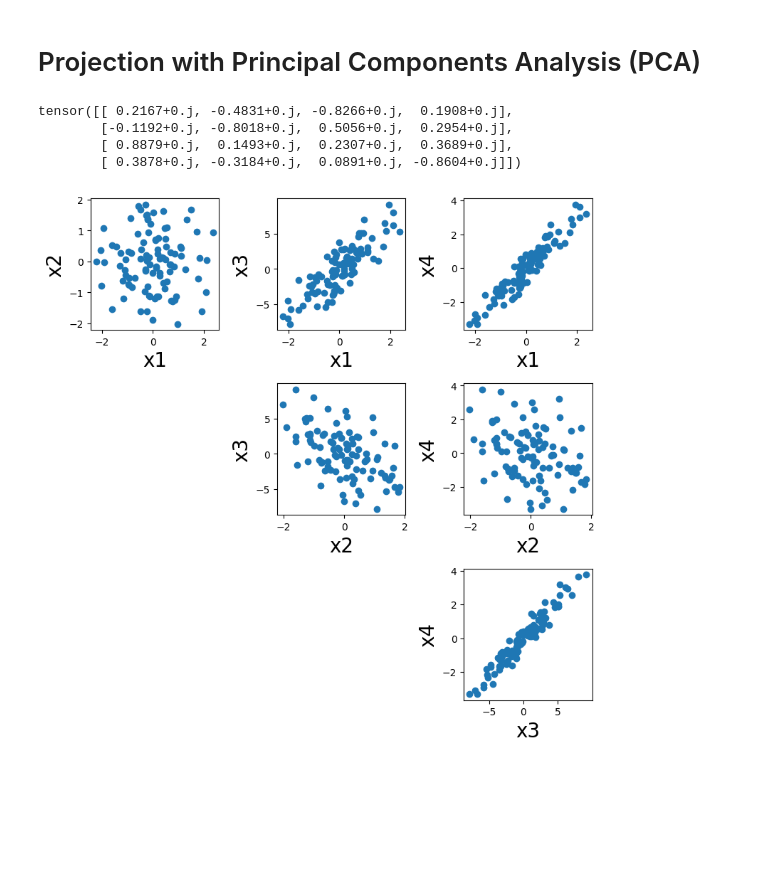
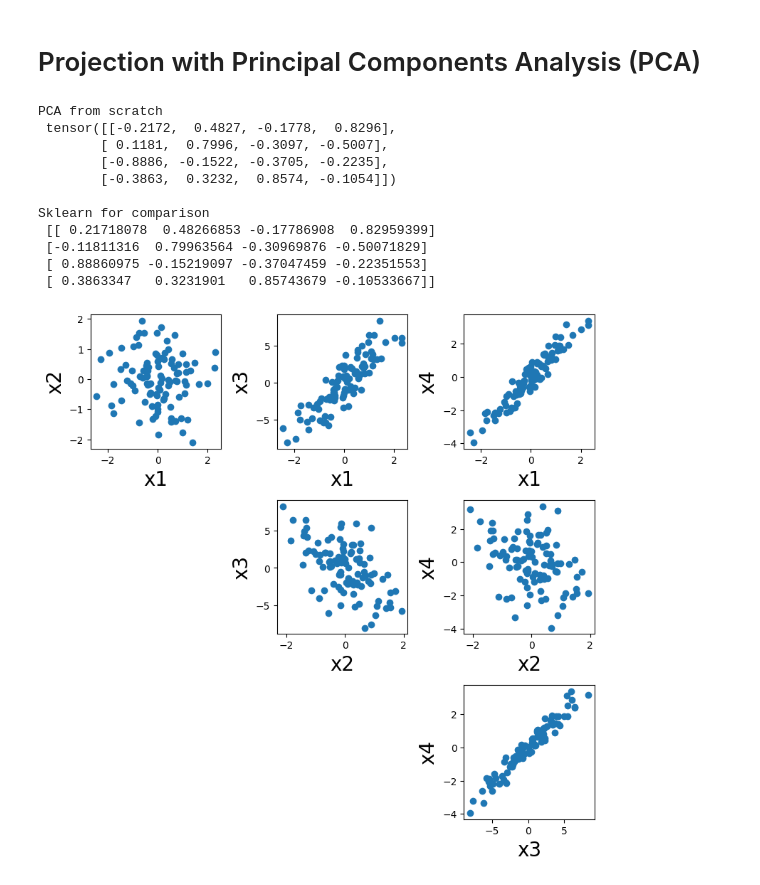
Before and after one commit to SkazuHD/cs370, a Jupyter notebook: assignments/assignment-1/01-assignment-1.ipynb, the cells around one changed output. Cells and saved outputs as stored; diff of their text form; code cells hidden in the pictures; blank space fills up the shorter version.

```diff
--- a/assignments/assignment-1/01-assignment-1.ipynb
+++ b/assignments/assignment-1/01-assignment-1.ipynb
@@ -116,36 +119,53 @@ plt.show()
 # %%
 #generate some data
 x = torch.normal(0, 1, size=(100, 4))
 
-# Update the third and fourth columns as per the linear combinations
 x[:, 2] = 3 * x[:, 0] - 2 * x[:, 1] + torch.normal(0, 0.1, size=(100,))
 x[:, 3] = 1.5 * x[:, 0] - 0.5 * x[:, 1] + torch.normal(0, 0.1, size=(100,))
 
-# Subtract the mean from each feature to center the data
 x = x - x.mean(dim=0)
 
 plt.figure(figsize=(10,10))
 x_np = x.cpu().numpy()
 for i in range(4):
     for j in range(4):
         if j > i:
             plt.subplot(4,4,i*4+j+1)
             plt.scatter(x_np[:,i], x_np[:,j])
             plt.xlabel(f'x{i+1}', fontsize=20)
             plt.ylabel(f'x{j+1}', fontsize=20)
 plt.tight_layout()
 
 cov_matrix = torch.cov(x.T)
 
-eigvecs = torch.linalg.eig(cov_matrix)
-#sort order by magnitude of eigenvalue
-principal_components = eigvecs[1]
-#principal_components = principal_components[:, torch.argsort(eigvecs[0], descending=True)]
+eigvals, eigvecs = torch.linalg.eigh(cov_matrix)
 
-print(principal_components)
+sorted_indices = torch.argsort(eigvals, descending=True)
+principal_components = eigvecs[:, sorted_indices]
+print("\nPCA from scratch\n",principal_components)
+
+#Compare To sklearn
+from sklearn.decomposition import PCA
+
+#initialize
+pca = PCA(n_components=4)
+
+#fit
+pca.fit(x)
+PCA(n_components=4)
+#get principal components
+principal_comps_builtin = pca.components_.T
+print("\nSklearn for comparison\n",principal_comps_builtin)
 # %% [output]
-tensor([[ 0.2167+0.j, -0.4831+0.j, -0.8266+0.j,  0.1908+0.j],
-        [-0.1192+0.j, -0.8018+0.j,  0.5056+0.j,  0.2954+0.j],
-        [ 0.8879+0.j,  0.1493+0.j,  0.2307+0.j,  0.3689+0.j],
-        [ 0.3878+0.j, -0.3184+0.j,  0.0891+0.j, -0.8604+0.j]])
+PCA from scratch
+ tensor([[-0.2172,  0.4827, -0.1778,  0.8296],
+        [ 0.1181,  0.7996, -0.3097, -0.5007],
+        [-0.8886, -0.1522, -0.3705, -0.2235],
+        [-0.3863,  0.3232,  0.8574, -0.1054]])
+
+Sklearn for comparison
+ [[ 0.21718078  0.48266853 -0.17786908  0.82959399]
+ [-0.11811316  0.79963564 -0.30969876 -0.50071829]
+ [ 0.88860975 -0.15219097 -0.37047459 -0.22351553]
+ [ 0.3863347   0.3231901   0.85743679 -0.10533667]]
-[figure, old version]
+[figure, new version]
```
Also changed, not shown: parts of 2 cells of this notebook, 1 other file.
